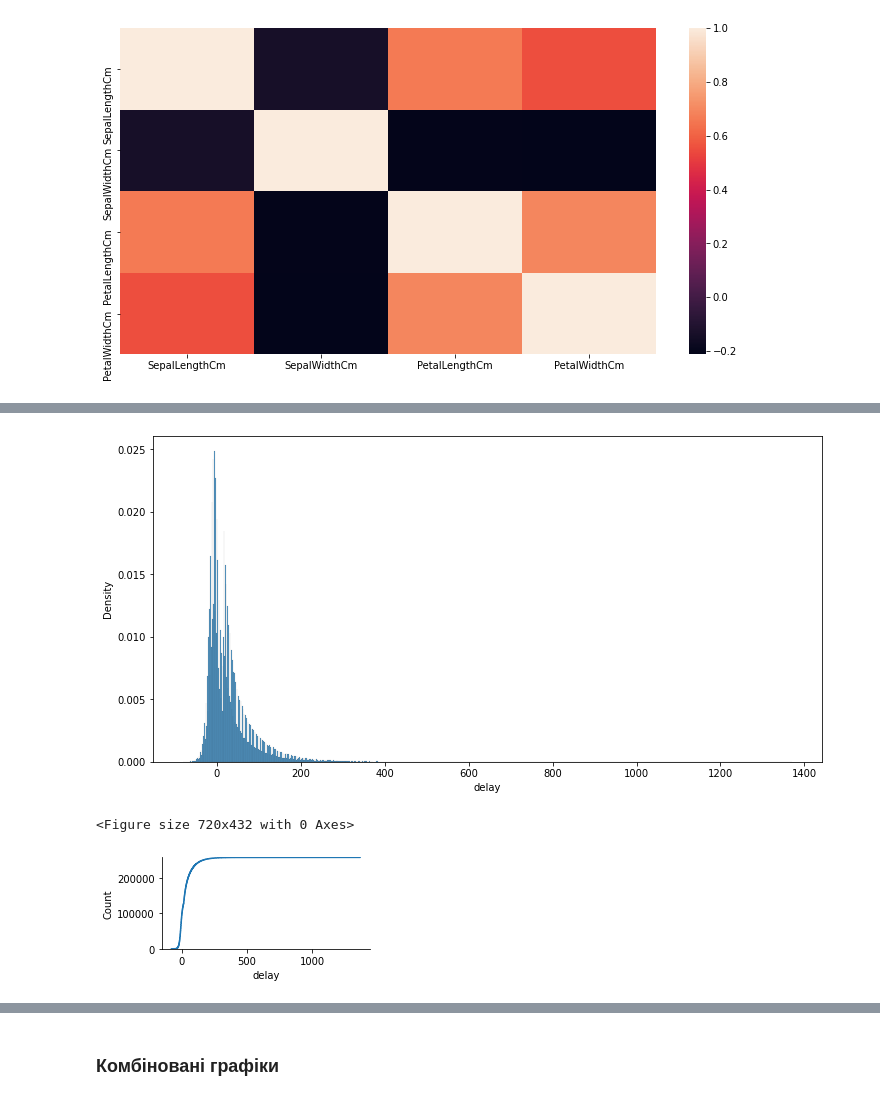
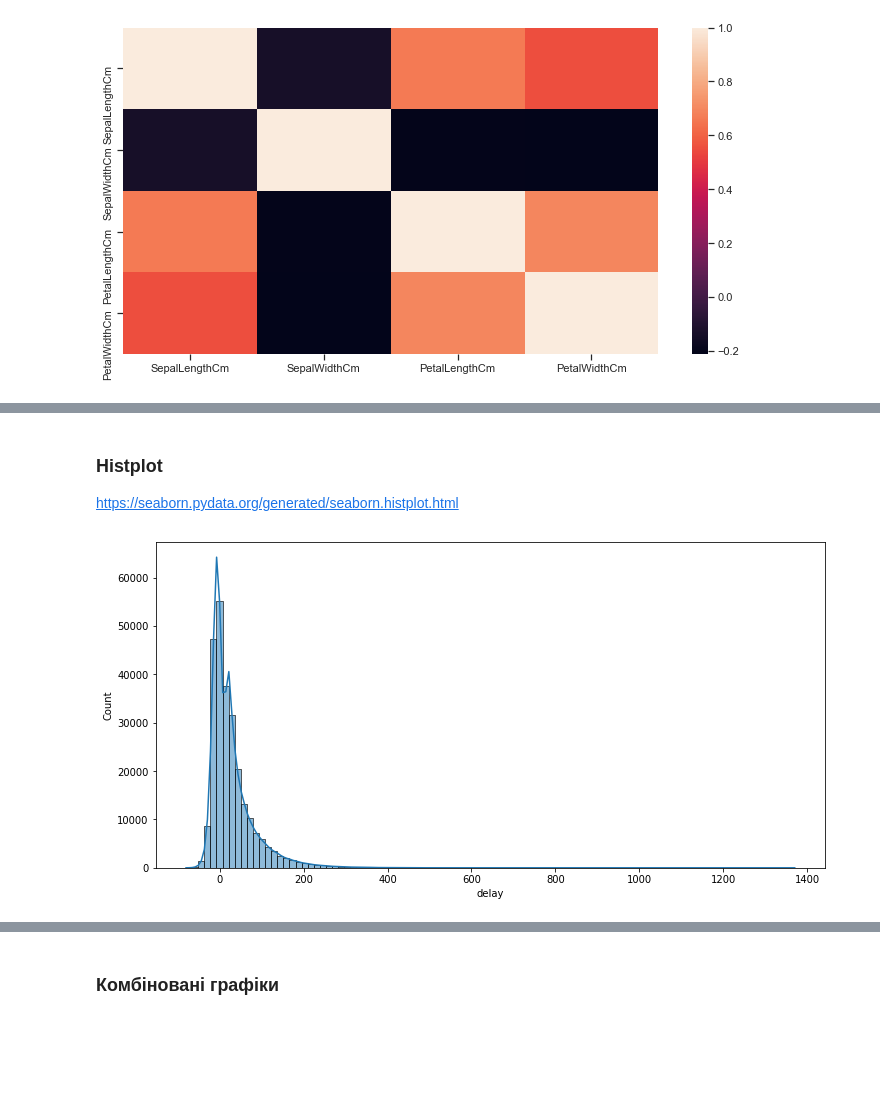
Before and after one commit to GenomicsUA/workshops, a Jupyter notebook: Python_R_Visualization/Python/Seaborn.ipynb, the cells around one changed output, grey strips where cells are left out. Cells and saved outputs as stored; diff of their text form; code cells hidden in the pictures; blank space fills up the shorter version.

```diff
--- a/Python_R_Visualization/Python/Seaborn.ipynb
+++ b/Python_R_Visualization/Python/Seaborn.ipynb
@@ -210,21 +245,12 @@ plt.show()
+# %% [markdown]
+### Histplot
+https://seaborn.pydata.org/generated/seaborn.histplot.html
 # %%
 # stat=“count”, “frequency”, “density”, “probability”
 plt.figure(figsize=[12,6])
-sns.histplot(data=flights, x='delay', stat='density',
-#              bins=100, binrange=(-100, 500), cumulative=False, kde=False,
+ax = sns.histplot(data=flights, x='delay', stat='count',
+             bins=100, cumulative=False, kde=True,
             )
 plt.show()
 # %% [output]
-[figure, old version]
+[figure, new version]
-# %%
-# stat=“count”, “frequency”, “density”, “probability”
-# kind="hist", "kde", "ecdf"
-plt.figure(figsize=[10,6])
-g = sns.displot(kind='ecdf', height=2, aspect=2, data=flights, x='delay', stat='count',
-#                 bins=100, binrange=(-100, 500), cumulative=False, kde=False,
-#                 row='org', col='carrier',
-               )
-plt.show()
-# %% [output]
-<Figure size 720x432 with 0 Axes>
-[figure, removed]
```
Also changed, not shown: parts of 55 cells of this notebook, 2 other files.
